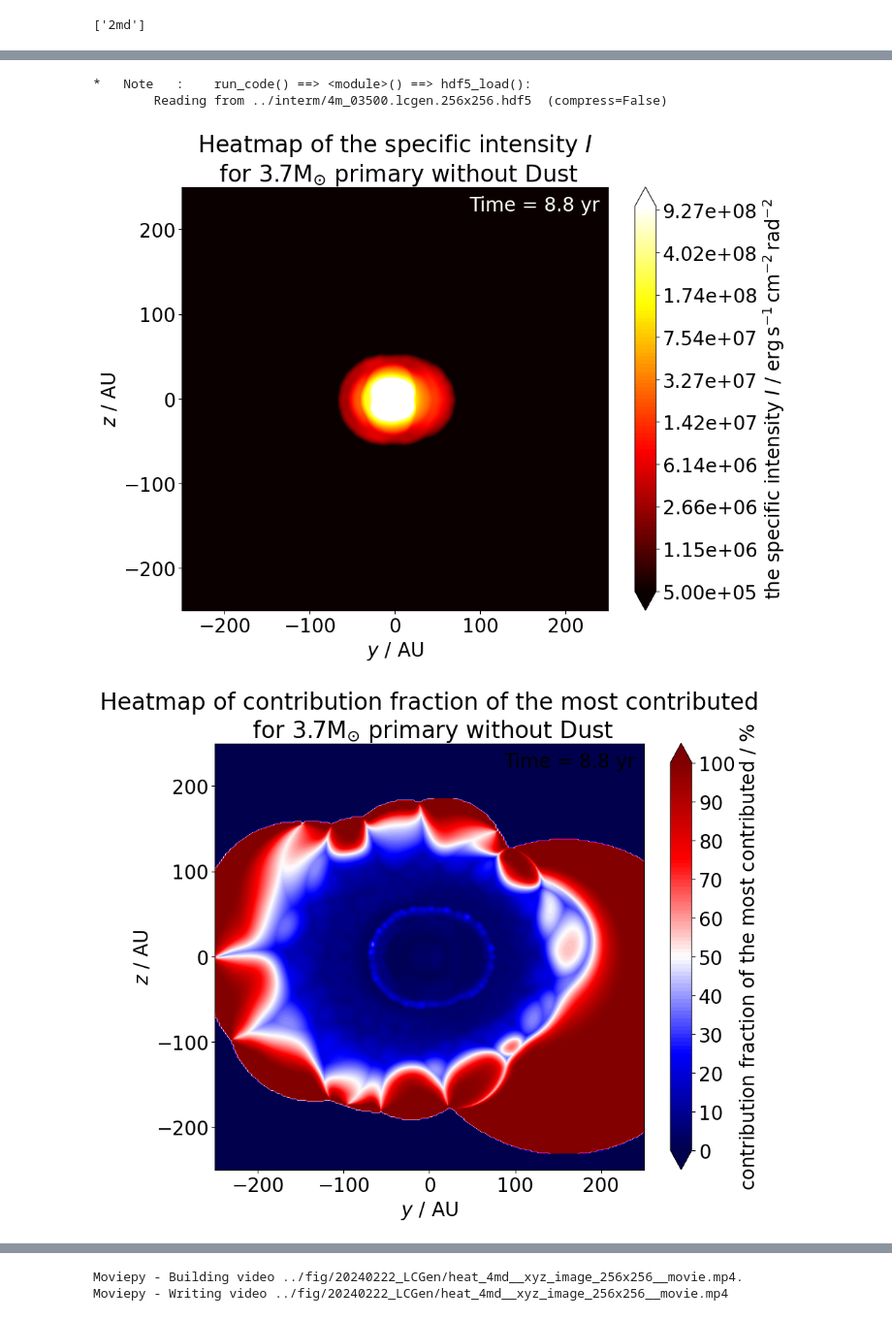
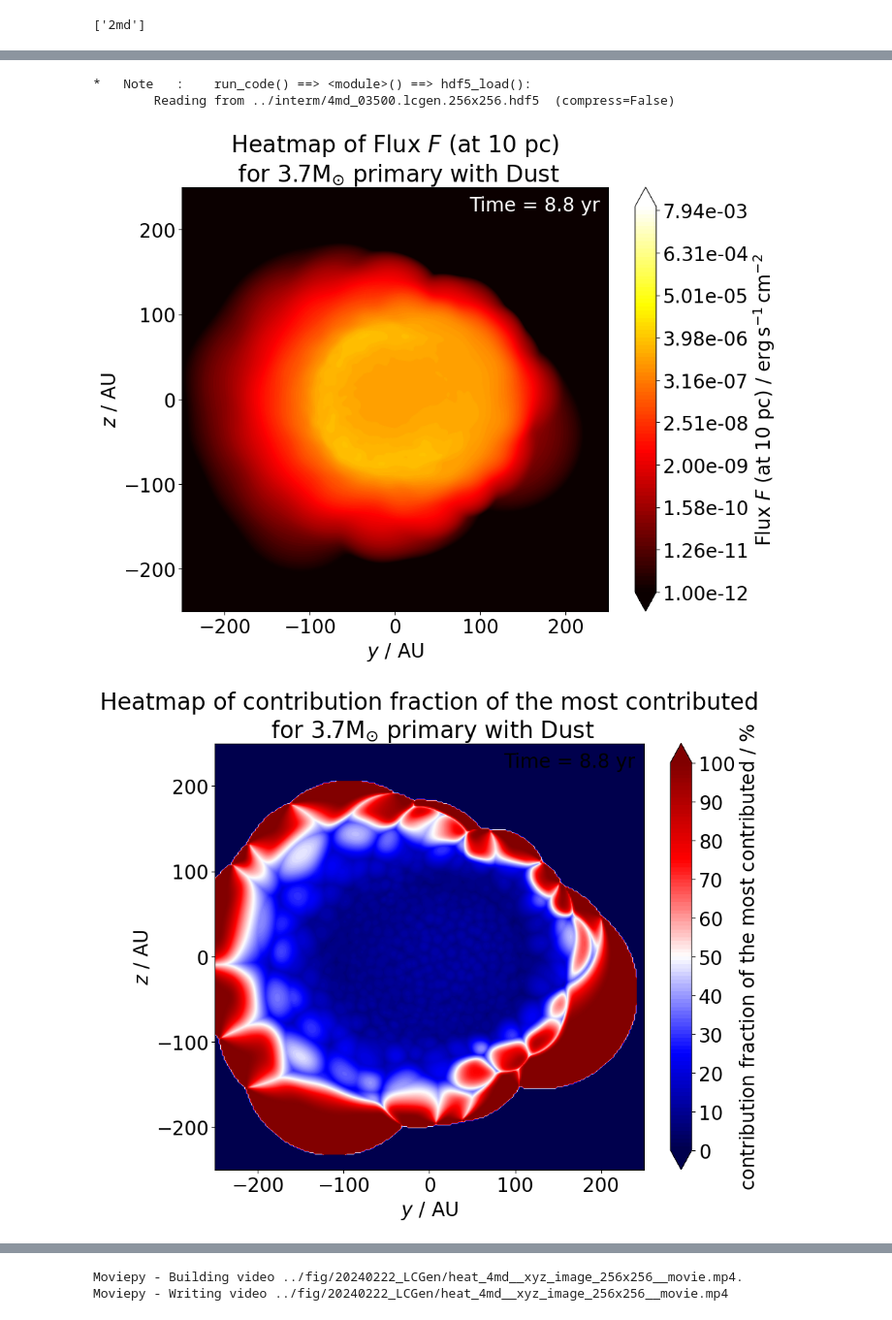
Before and after one commit to chunliangmu/RTinCEE-scripts-2024, a Jupyter notebook: script_LCGen_analysis.ipynb, the cells around one changed output, grey strips where cells are left out. Shown at 97% size. Saved outputs shown, nothing was run; the diff lists cells and outputs as text; code cells hidden in the pictures.

```diff
--- a/script_LCGen_analysis.ipynb
+++ b/script_LCGen_analysis.ipynb
@@ -620,6 +620,8 @@ if __name__ == '__main__':
 # %% [markdown]
 ### Plotting existing intermediate files (individual dumps)
 # %%
+norm_image = mpl.colors.LogNorm(1e-12, 1e-2, clip=False)
+
 job_nicknames
 # %% [output]
 ['2md']
@@ -629,7 +631,7 @@ no_xy = (rays_res, rays_res)
 no_xy_txt = 'x'.join([f'{i}' for i in no_xy])
 output_dir = f'../fig/20240222_LCGen/{no_xy_txt}/'
 
-hollywood_mode: bool = True
+hollywood_mode: bool = False # True
 
 
 if __name__ == '__main__':
@@ -672,8 +674,8 @@ if __name__ == '__main__':
                 rays_u[:, 1, :2] = data['rays']
                 rays_u[:, 1] += data['ray_unit_vec'] * units.au
 
-                I_avg = (data['lum']/(4*pi*units.rad**2*data['area_one'])).to(unit_I)
-                I_range = np.min((20., (rads.max()/I_avg).cgs.value,)) * I_avg.value # rads.max().to(unit_I).value #
+                I_avg = (data['lum']/(4*pi*spec_dist**2)*np.mean(data['area_per_ray']/data['area_one'])).to(unitsOut['flux'])
+                I_range = np.min((20., (flux.max()/I_avg).cgs.value,)) * I_avg.value # flux.max().to(unit_I).value #
 
 
                 # plotting
@@ -685,8 +687,8 @@ if __name__ == '__main__':
                 del figs
                 figs = []
 
-
-                xylim_u = 100*units.au if file_index < 3560 else 250*units.au
+                i_tr = 3560 if job_nickname not in {'2m_2022', '4m', '4md'} else 3500
+                xylim_u = 100*units.au if file_index < i_tr else 250*units.au
 
                 # cmap = plt.get_cmap('hot') #; cmap.set_over('white')
                 fig, _, outfilenames = plot_heat(
@@ -694,7 +696,7 @@ if __name__ == '__main__':
                     data_label=f"Flux $F$ (at {spec_dist.value:.0f} {spec_dist.unit.to_string('latex_inline')})",
                     xyzs=xyzs, save_label=f"image",
                     job_profile=job_profile, file_index=file_index, cmap='hot', notes=data,
-                    norm=mpl.colors.LogNorm(5e5, 1e9, clip=False) if hollywood_mode else mpl.colors.LogNorm(1e4, 1e11, clip=False),
+                    norm=norm_image,
                     cbar_num_fmt=lambda x, pos: f"{x:.2e}",
                     text_color='white',
                     xylim=xylim_u.to_value(rays_u.unit) if hollywood_mode else None,
@@ -748,7 +766,9 @@ if __name__ == '__main__':
         file_indexes= job_profile['file_indexes']
 
         #for file_index in file_indexes: #[0, 1200, 4800, 8000, 17600]: #
-        file_index = 3560 if job_nickname not in {'2m_2022', '4m'} else 3500
+        i_tr = 3560 if job_nickname not in {'2m_2022', '4m', '4md'} else 3500
+        n_tr = 30
+        file_index = i_tr
 
         plt.close('all')
         data_full = mupl.hdf5_load(f"{interm_dir}{job_nickname}_{file_index:05d}.lcgen.{no_xy_txt}.hdf5")
@@ -760,7 +780,7 @@ if __name__ == '__main__':
                 outfilenames_dict[d][job_nickname] = {xyzs: [] for xyzs in xyzs_list}
 
         for xyzs in xyzs_list:
-            for ixylim, xylim_u in enumerate(np.linspace(100., 250., 30)*units.au):
+            for ixylim, xylim_u in enumerate(np.linspace(100., 250., n_tr)*units.au):
                 data = data_full[xyzs]
                 # calc flux
                 # rads = data['rads'].to(unit_I)
@@ -772,8 +792,10 @@ if __name__ == '__main__':
                 rays_u[:, 1, :2] = data['rays']
                 rays_u[:, 1] += data['ray_unit_vec'] * units.au
 
-                I_avg = (data['lum']/(4*pi*units.rad**2*data['area_one'])).to(unit_I)
-                I_range = np.min((20., (rads.max()/I_avg).cgs.value,)) * I_avg.value # rads.max().to(unit_I).value #
+                # I_avg = (data['lum']/(4*pi*units.rad**2*data['area_one'])).to(unit_I)
+                # I_range = np.min((20., (rads.max()/I_avg).cgs.value,)) * I_avg.value # rads.max().to(unit_I).value #
+                I_avg = (data['lum']/(4*pi*spec_dist**2)*np.mean(data['area_per_ray']/data['area_one'])).to(unitsOut['flux'])
+                I_range = np.min((20., (flux.max()/I_avg).cgs.value,)) * I_avg.value # flux.max().to(unit_I).value #
 
 
                 # plotting
@@ -789,39 +811,38 @@ if __name__ == '__main__':
                 #cmap.set_over('white')
 
                 # xylim_u = 100*units.au if file_index<=3560 else 250*units.au
 
                 fig, _, outfilenames = plot_heat(
                     no_xy, rays_u, flux,
                     data_label=f"Flux $F$ (at {spec_dist.value:.0f} {spec_dist.unit.to_string('latex_inline')})",
                     xyzs=xyzs, save_label=f"image-{ixylim:04d}",
                     job_profile=job_profile, file_index=file_index, cmap=cmap, notes=data,
-                    #norm=mpl.colors.Normalize(0., I_range, clip=False),
-                    norm=mpl.colors.LogNorm(5e5, 1e9, clip=False),
+                    norm=norm_image,
                     cbar_num_fmt=lambda x, pos: f"{x:.2e}",
                     facecolor=cmap.get_under(), text_color='white',
                     xylim=xylim_u.to_value(rays_u.unit),
                     output_dir=output_dir, out_exts=['png'], verbose=verbose_loop)
                 outfilenames_dict['rads' ][job_nickname][xyzs].append(outfilenames[-1])
                 figs.append(fig)
 
                 fig, _, outfilenames = plot_heat(
                     no_xy, rays_u, data['contr'], data_label="contribution fraction of the most contributed",
                     xyzs=xyzs, save_label=f"contr-{ixylim:04d}",
                     job_profile=job_profile, file_index=file_index, cmap='seismic', notes=data,
                     ticks=10,
                     norm=mpl.colors.Normalize(0., 100.),
                     xylim=xylim_u.to_value(rays_u.unit),
                     output_dir=output_dir, out_exts=['png'], verbose=verbose_loop)
                 outfilenames_dict['contr'][job_nickname][xyzs].append(outfilenames[-1])
                 figs.append(fig)
-                del data, rays_u, rads, I_avg, I_range
+                del data, rays_u, flux, I_avg, I_range
         del data_full
         gc.collect()
 # %% [output]
 *   Note   :    run_code() ==> <module>() ==> hdf5_load():
-        Reading from ../interm/4m_03500.lcgen.256x256.hdf5  (compress=False)
+        Reading from ../interm/4md_03500.lcgen.256x256.hdf5  (compress=False)
-[figure, old version]
+[figure, new version]
-[figure, old version]
+[figure, new version]
 # %%
 # generating movies (2md) (with 2 different fps speed- fixed to 1/6 second per 100 dumps)
 if __name__ == '__main__':
```
Also changed, not shown: parts of 18 cells of this notebook, 9 other files.
